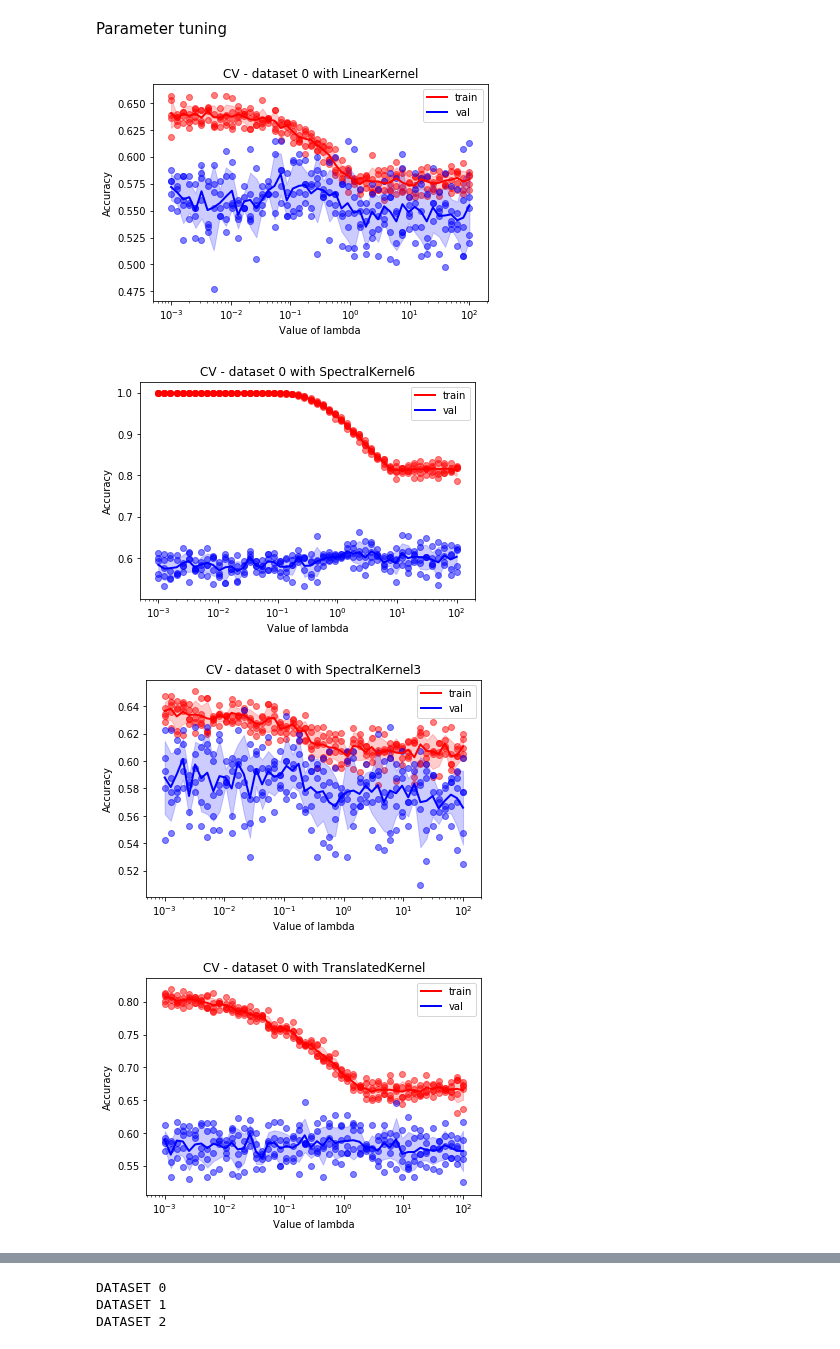
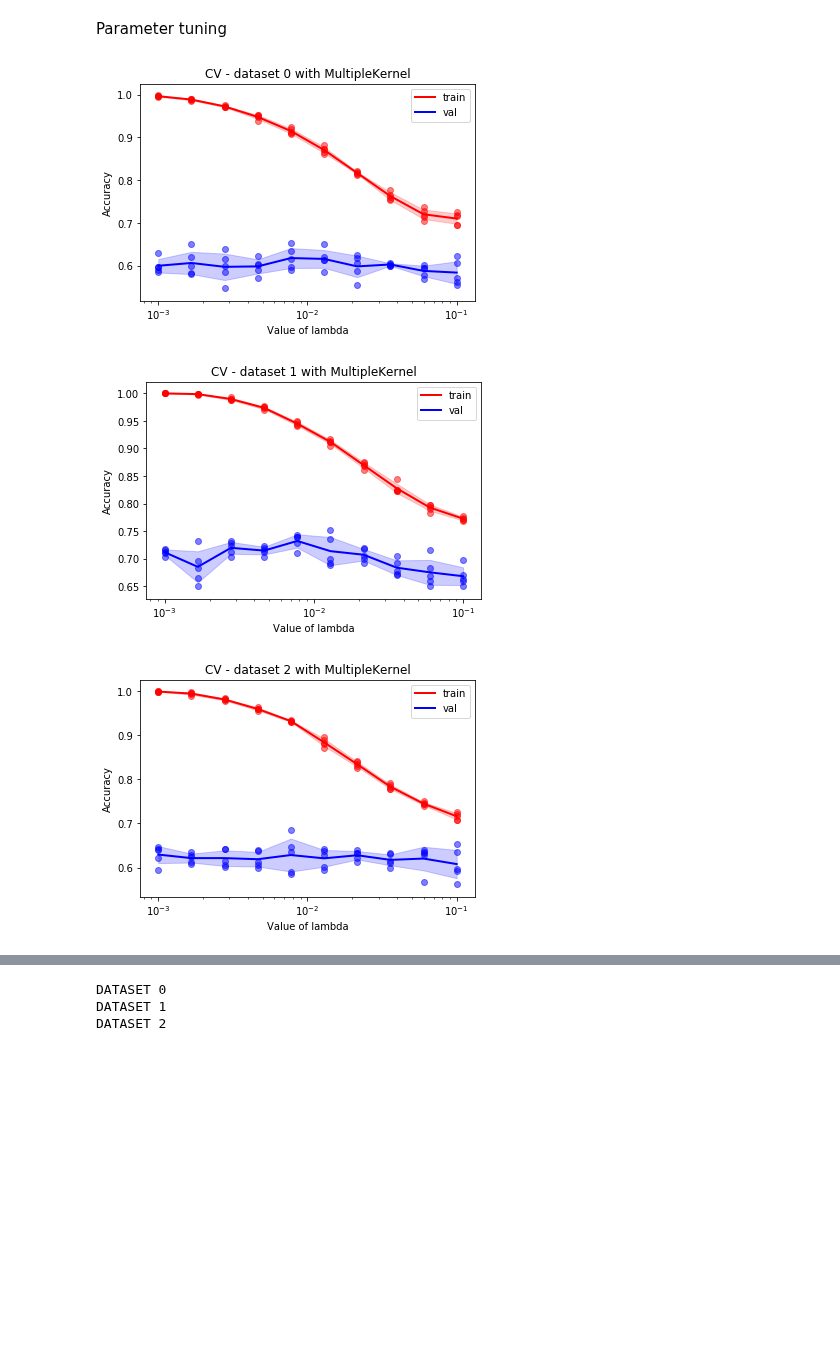
Before and after one commit to gdalle/KernelMethods, a Jupyter notebook: Pipeline.ipynb, the cells around one changed output, grey strips where cells are left out. Cells and saved outputs as stored; diff of their text form; code cells hidden in the pictures; blank space fills up the shorter version.

```diff
--- a/Pipeline.ipynb
+++ b/Pipeline.ipynb
@@ -17,14 +17,17 @@ Academic license - for non-commercial use only
 # %% [markdown]
 Kernel computed on the fly on imported data
 # %%
-kernels1a = LinearKernel().load("mat100", indices=[0, 1, 2])
-kernels1b = GaussianKernel(0.1).load("mat100", indices=[0, 1, 2])
+linear = LinearKernel().load("mat100", indices=[0, 1, 2])
+gaussian = GaussianKernel(0.1).load("mat100", indices=[0, 1, 2])
 # %% [markdown]
 Linear kernel computed on the fly on imported features
 # %%
-kernels2a = FeatureCSVKernel("SpectralKernel6", {}).load("spectr6", indices=[0, 1, 2])
-kernels2b = FeatureCSVKernel("SpectralKernel3", {}).load("spectr3", indices=[0, 1, 2])
-kernels2c = FeatureCSVKernel("TranslatedKernel", {}).load("trans6", indices=[0, 1, 2])
+spectral3 = FeatureCSVKernel("SpectralKernel3", {}).load("spectr3", indices=[0, 1, 2])
+spectral6 = FeatureCSVKernel("SpectralKernel6", {}).load("spectr6", indices=[0, 1, 2])
+translated6 = FeatureCSVKernel("TranslatedKernel", {}).load("trans6", indices=[0, 1, 2])
+# %%
+mck1 = FeatureCSVKernel("MarginalizedCountKernel1", {}).load("HMM_MCK1", indices=[0, 1, 2])
+mck2 = FeatureCSVKernel("MarginalizedCountKernel2", {}).load("HMM_MCK2", indices=[0, 1, 2])
 # %% [markdown]
 Precomputed kernel defined from stored Gram matrices
 # %%
@@ -32,43 +35,42 @@ kernels3 = GramCSVKernel("SubstringKernel", {}).load("substring4_0.7", indices=[
 # %% [markdown]
 Parameter tuning
 # %%
-lambdas = np.logspace(-3, 2, 50)
+lambdas = np.logspace(-3, -1, 10)
 # %%
 three_kernels = []
 three_lambdas = []
 
-use_multiple_kernel = False
+use_multiple_kernel = True
 
 for d in [0, 1, 2]:
 
     kernels_to_combine_or_compare = [
-        kernels1a[d],
-        # kernels1b[d],
-        kernels2a[d],
-        kernels2b[d],
-        kernels2c[d]
+        linear[d],
+        # gaussian[d],
+        # spectral3[d],
+        spectral6[d],
+        # translated6[d],
+        # mck1[d],
+        mck2[d],
     ]
-    if d == 0:
-        kernels_to_combine_or_compare.append(kernels3[0])
 
     if use_multiple_kernel:
 
         best_kernel = MultipleKernel(
             kernels_to_combine_or_compare,
-            grad_step=5e-1, iterations=10)
+            grad_step=5e-1, iterations=0)
         best_lambd = backend.tune_parameters(
             [best_kernel], lambdas,
             plot=True, result="best_lambdas")[0]
 
     else:
         best_kernel, best_lambd = backend.tune_parameters(
             kernels_to_combine_or_compare, lambdas,
             plot=True, result="best_kernel_lambda")
 
     three_kernels.append(best_kernel)
     three_lambdas.append(best_lambd)
 # %% [output]
-[figure, old version]
+[figure, new version]
-[figure, old version]
+[figure, new version]
-[figure, old version]
+[figure, new version]
-[figure, removed]
```
Also changed, not shown: parts of 2 cells of this notebook, 22 other files.
